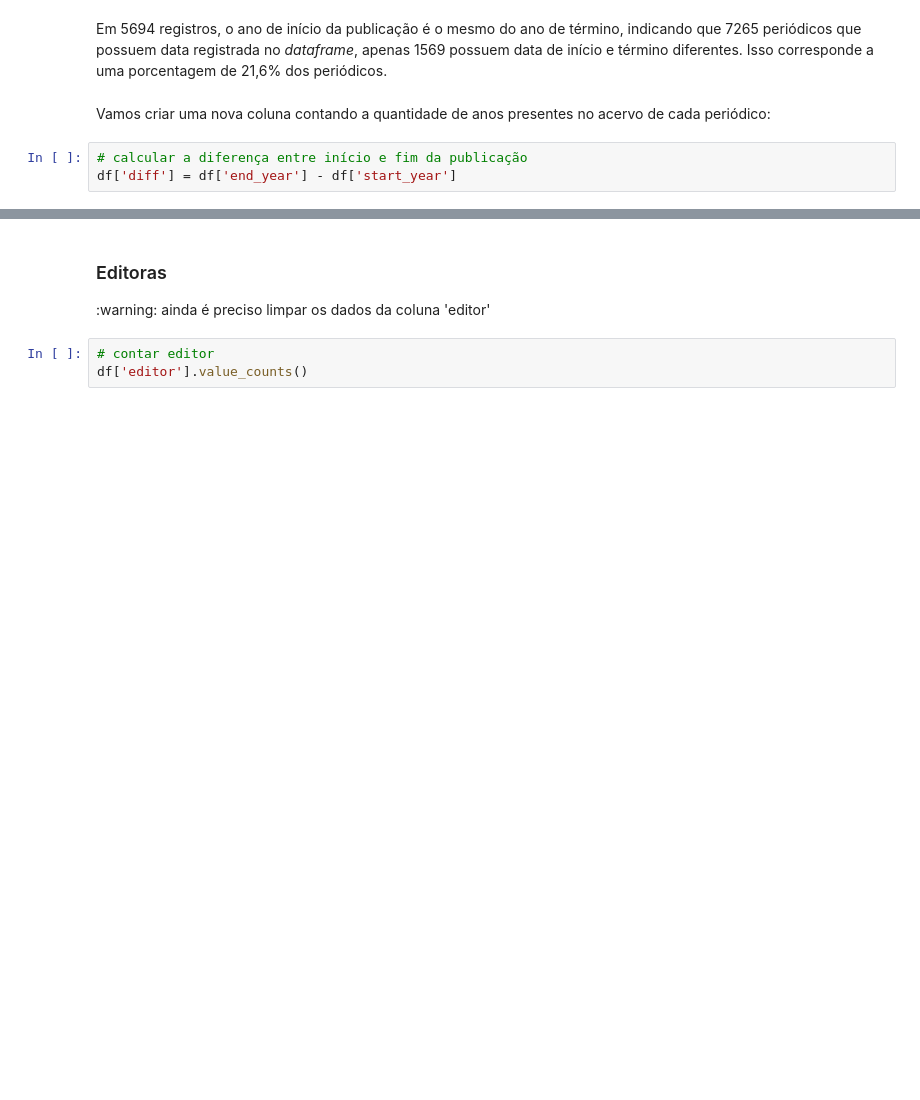
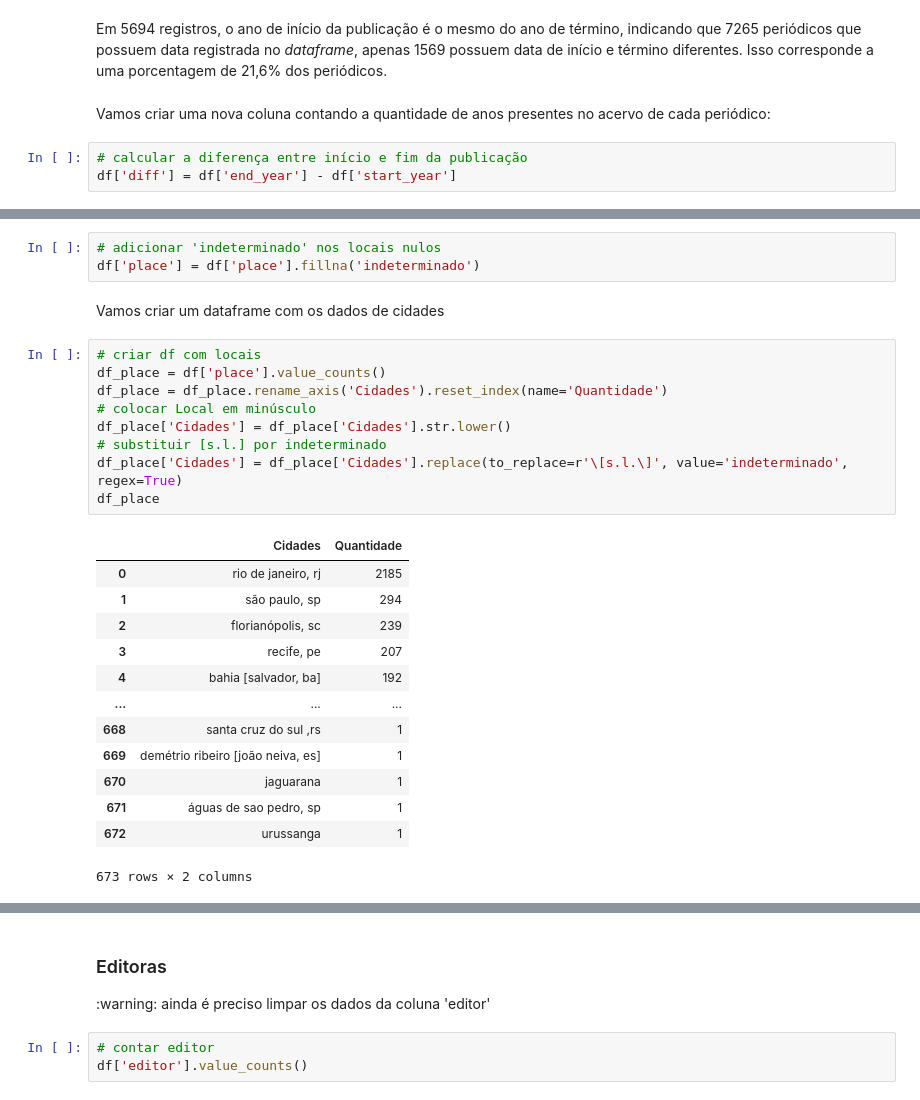
Before and after one commit to ericbrasiln/hemdig-framework, a Jupyter notebook: repositorios/BND-BR/complete_data.ipynb, the cells around one changed output, grey strips where cells are left out. Drawn from its saved outputs; the diff is of its cells as text; blank space fills up the shorter version.

```diff
--- a/repositorios/BND-BR/complete_data.ipynb
+++ b/repositorios/BND-BR/complete_data.ipynb
@@ -477,0 +596,28 @@ df['place'].value_counts()
+# %%
+# adicionar 'indeterminado' nos locais nulos
+df['place'] = df['place'].fillna('indeterminado')
+# %% [markdown]
+Vamos criar um dataframe com os dados de cidades
+# %%
+# criar df com locais
+df_place = df['place'].value_counts()
+df_place = df_place.rename_axis('Cidades').reset_index(name='Quantidade')
+# colocar Local em minúsculo
+df_place['Cidades'] = df_place['Cidades'].str.lower()
+# substituir [s.l.] por indeterminado
+df_place['Cidades'] = df_place['Cidades'].replace(to_replace=r'\[s.l.\]', value='indeterminado', regex=True)
+df_place
+# %% [output]
+|  | Cidades | Quantidade |
+| 0 | rio de janeiro, rj | 2185 |
+| 1 | são paulo, sp | 294 |
+| 2 | florianópolis, sc | 239 |
+| 3 | recife, pe | 207 |
+| 4 | bahia [salvador, ba] | 192 |
+| ... | ... | ... |
+| 668 | santa cruz do sul ,rs | 1 |
+| 669 | demétrio ribeiro [joão neiva, es] | 1 |
+| 670 | jaguarana | 1 |
+| 671 | águas de sao pedro, sp | 1 |
+| 672 | urussanga | 1 |
+673 rows × 2 columns
```
Also changed, not shown: parts of 43 cells of this notebook, 8 other files.
